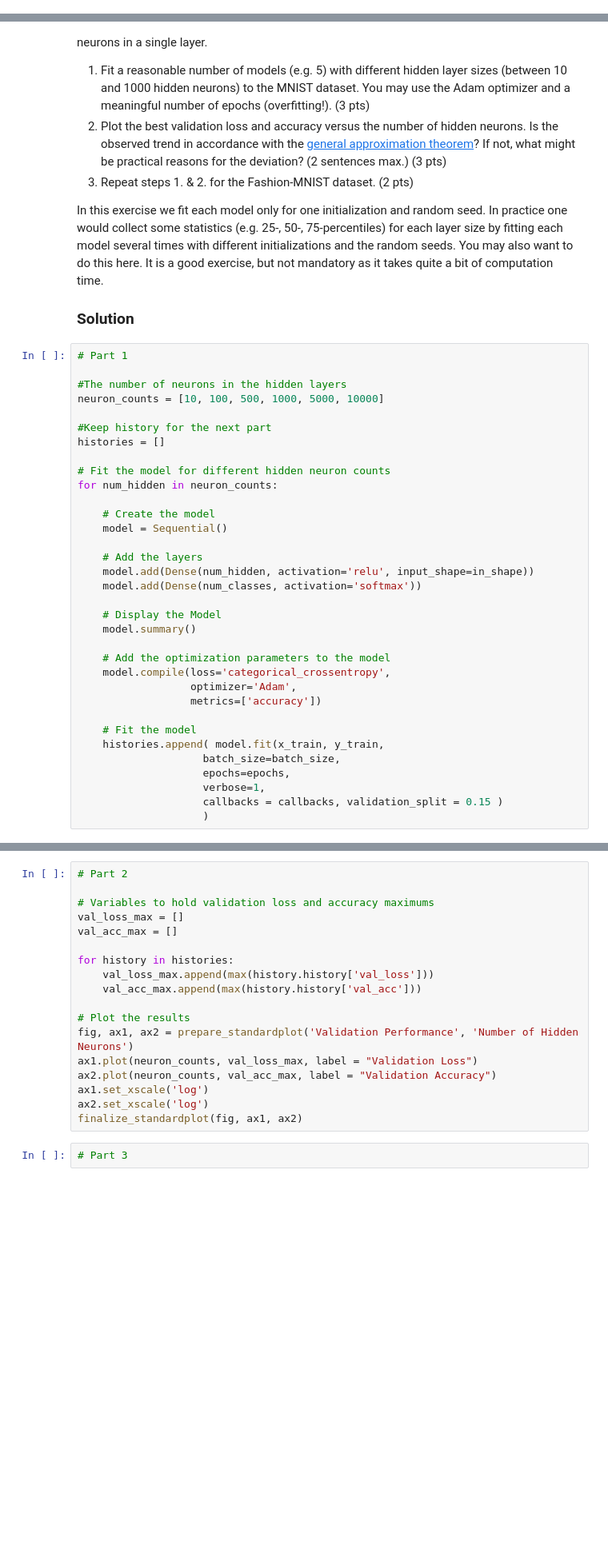
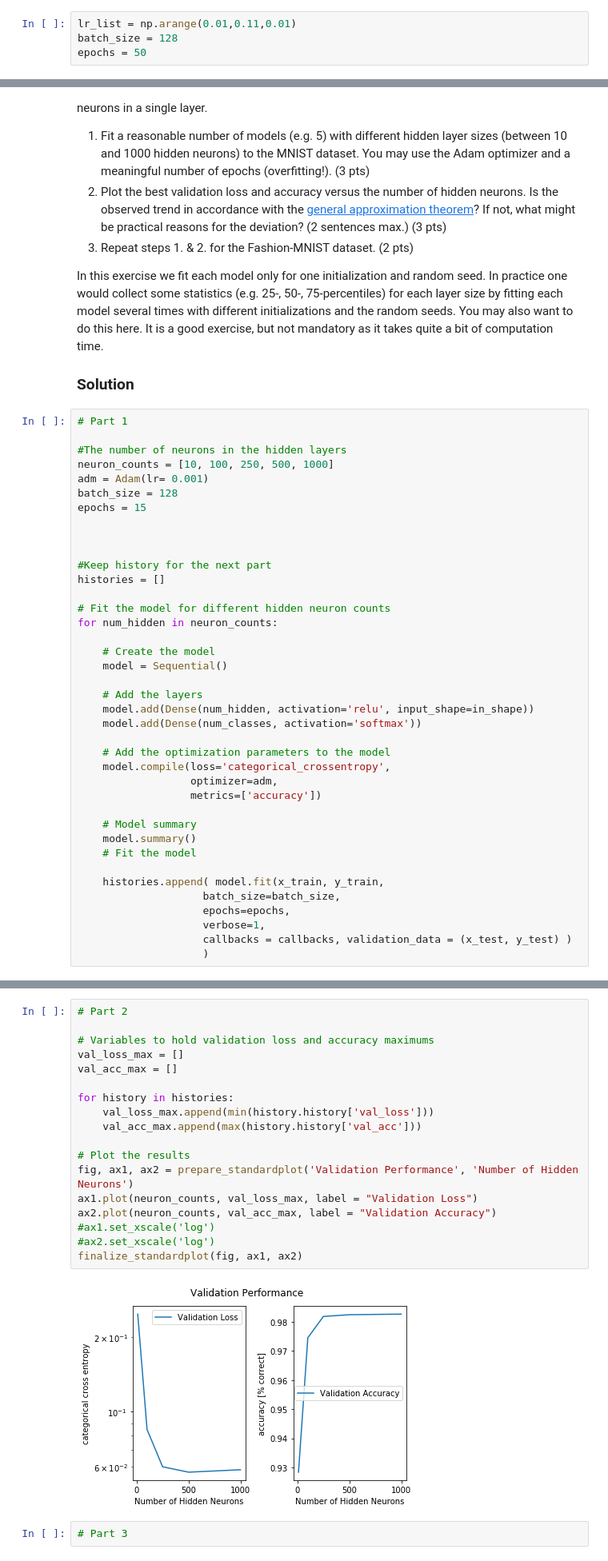
Before and after one commit to effervescent-shot/Projects-ANN, a Jupyter notebook: miniproject1.ipynb, the cells around one changed output, grey strips where cells are left out. Shown at 80% size. Saved outputs shown, nothing was run; the diff lists cells and outputs as text; blank space fills up the shorter version.

```diff
--- a/miniproject1.ipynb
+++ b/miniproject1.ipynb
@@ -297,0 +325,4 @@ model.compile(loss='categorical_crossentropy',
+# %%
+lr_list = np.arange(0.01,0.11,0.01)
+batch_size = 128
+epochs = 50
@@ -343,7 +472,12 @@ In this exercise we fit each model only for one initialization and random seed.
 # Part 1
 
 #The number of neurons in the hidden layers
-neuron_counts = [10, 100, 500, 1000, 5000, 10000]
+neuron_counts = [10, 100, 250, 500, 1000]
+adm = Adam(lr= 0.001)
+batch_size = 128
+epochs = 15
+
+
 
 #Keep history for the next part
 histories = []
@@ -358,18 +492,18 @@ for num_hidden in neuron_counts:
     model.add(Dense(num_hidden, activation='relu', input_shape=in_shape))
     model.add(Dense(num_classes, activation='softmax'))
 
-    # Display the Model
-    model.summary()
-
     # Add the optimization parameters to the model
     model.compile(loss='categorical_crossentropy',
-                  optimizer='Adam',
+                  optimizer=adm,
                   metrics=['accuracy'])
 
+    # Model summary
+    model.summary()
     # Fit the model
+
     histories.append( model.fit(x_train, y_train,
                     batch_size=batch_size,
                     epochs=epochs,
                     verbose=1,
-                    callbacks = callbacks, validation_split = 0.15 )
+                    callbacks = callbacks, validation_data = (x_test, y_test) )
                     )
@@ -376,21 +528,23 @@ for num_hidden in neuron_counts:
 # %%
 # Part 2
 
 # Variables to hold validation loss and accuracy maximums
 val_loss_max = []
 val_acc_max = []
 
 for history in histories:
-    val_loss_max.append(max(history.history['val_loss']))
+    val_loss_max.append(min(history.history['val_loss']))
     val_acc_max.append(max(history.history['val_acc']))
 
 # Plot the results
 fig, ax1, ax2 = prepare_standardplot('Validation Performance', 'Number of Hidden Neurons')
 ax1.plot(neuron_counts, val_loss_max, label = "Validation Loss")
 ax2.plot(neuron_counts, val_acc_max, label = "Validation Accuracy")
-ax1.set_xscale('log')
-ax2.set_xscale('log')
+#ax1.set_xscale('log')
+#ax2.set_xscale('log')
 finalize_standardplot(fig, ax1, ax2)
+# %% [output]
+[figure, added]
 # %%
 # Part 3
 # %% [markdown]
```
Also changed, not shown: parts of 27 cells of this notebook.
